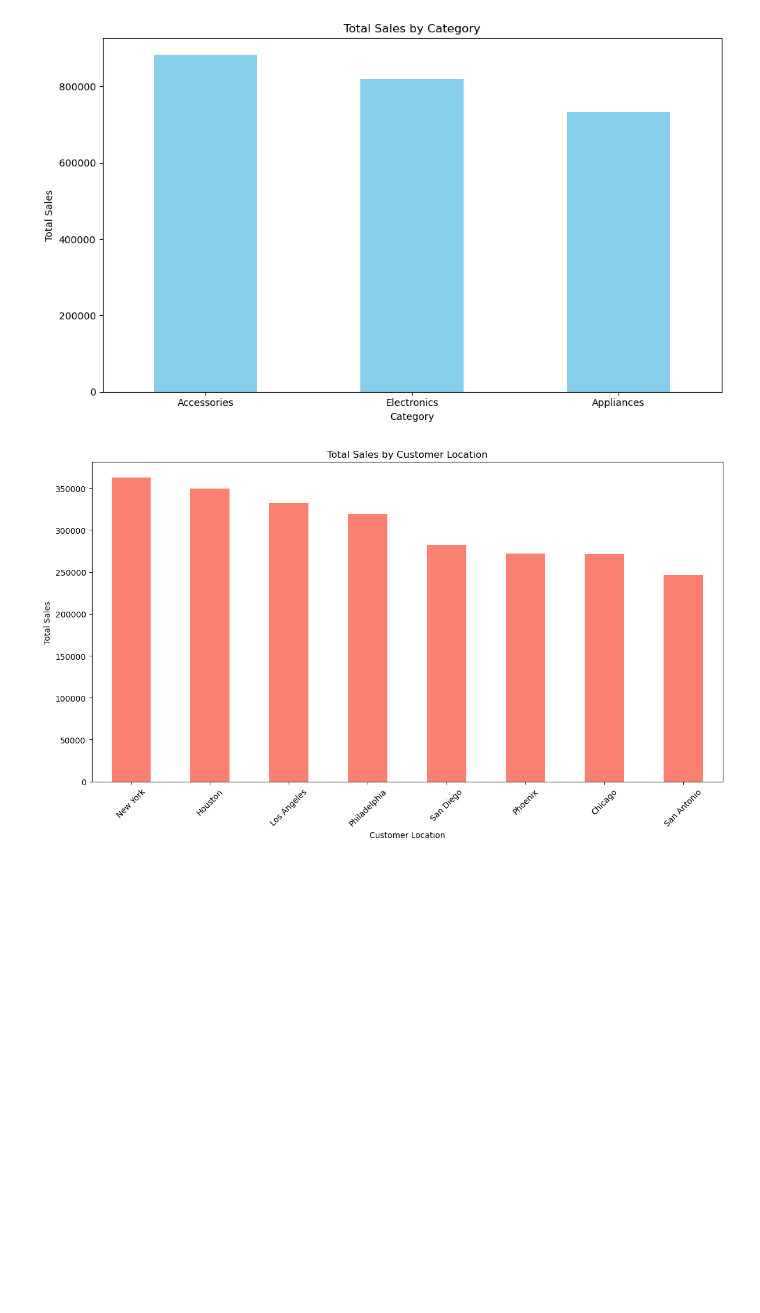
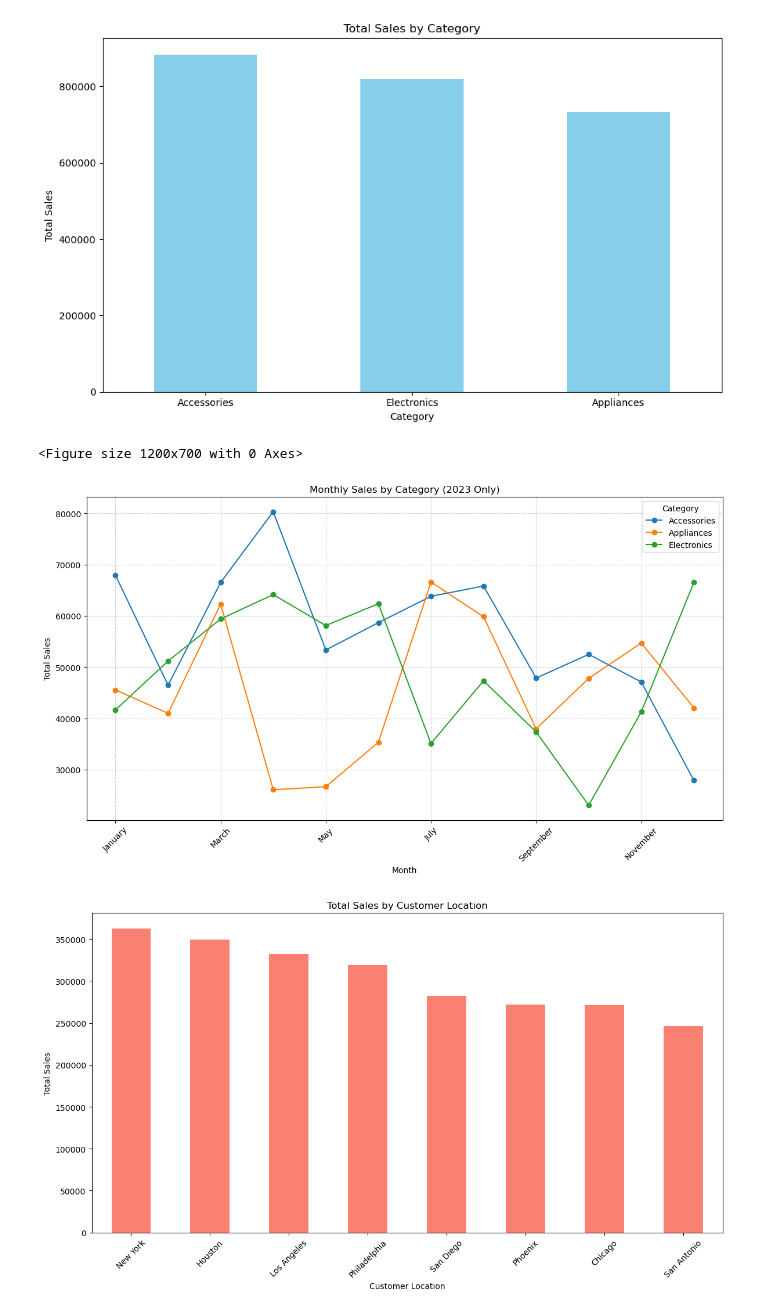
Before and after one commit to hubwied/ecommerce_sale, a Jupyter notebook: ecommerce_sale.ipynb, the cells around one changed output. Saved outputs shown, nothing was run; the diff lists cells and outputs as text; code cells hidden in the pictures; blank space fills up the shorter version.

Commit message:
update visualization, add new plots

```diff
--- a/ecommerce_sale.ipynb
+++ b/ecommerce_sale.ipynb
@@ -212,6 +265,23 @@ plt.tight_layout()
 plt.show()
 # %% [output]
 [figure]
+# %%
+monthly_category_sales = df_2023.groupby(['month', 'category'])['total_sales'].sum().unstack()
+monthly_category_sales = monthly_category_sales.reindex(months)
+
+plt.figure(figsize=(12, 7))
+monthly_category_sales.plot(kind='line', marker='o', figsize=(12, 7))
+plt.title('Monthly Sales by Category (2023 Only)')
+plt.xlabel('Month')
+plt.ylabel('Total Sales')
+plt.xticks(rotation=45)
+plt.legend(title='Category')
+plt.grid(True, linestyle='--', alpha=0.6)
+plt.tight_layout()
+plt.show()
+# %% [output]
+<Figure size 1200x700 with 0 Axes>
+[figure, added]
 # %%
 location_sales = df.groupby('customer_location')['total_sales'].sum().sort_values(ascending=False)
 
```
Also changed, not shown: parts of 4 cells of this notebook, 1 other file.
